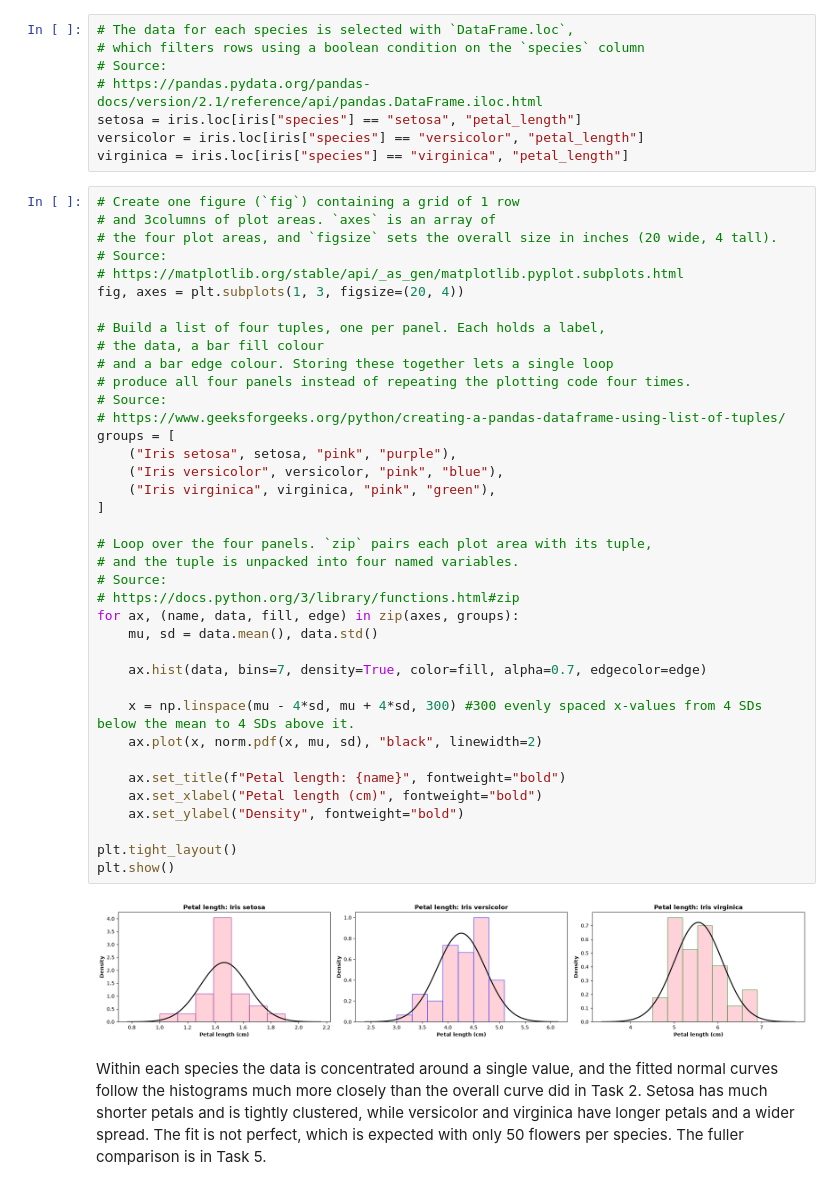
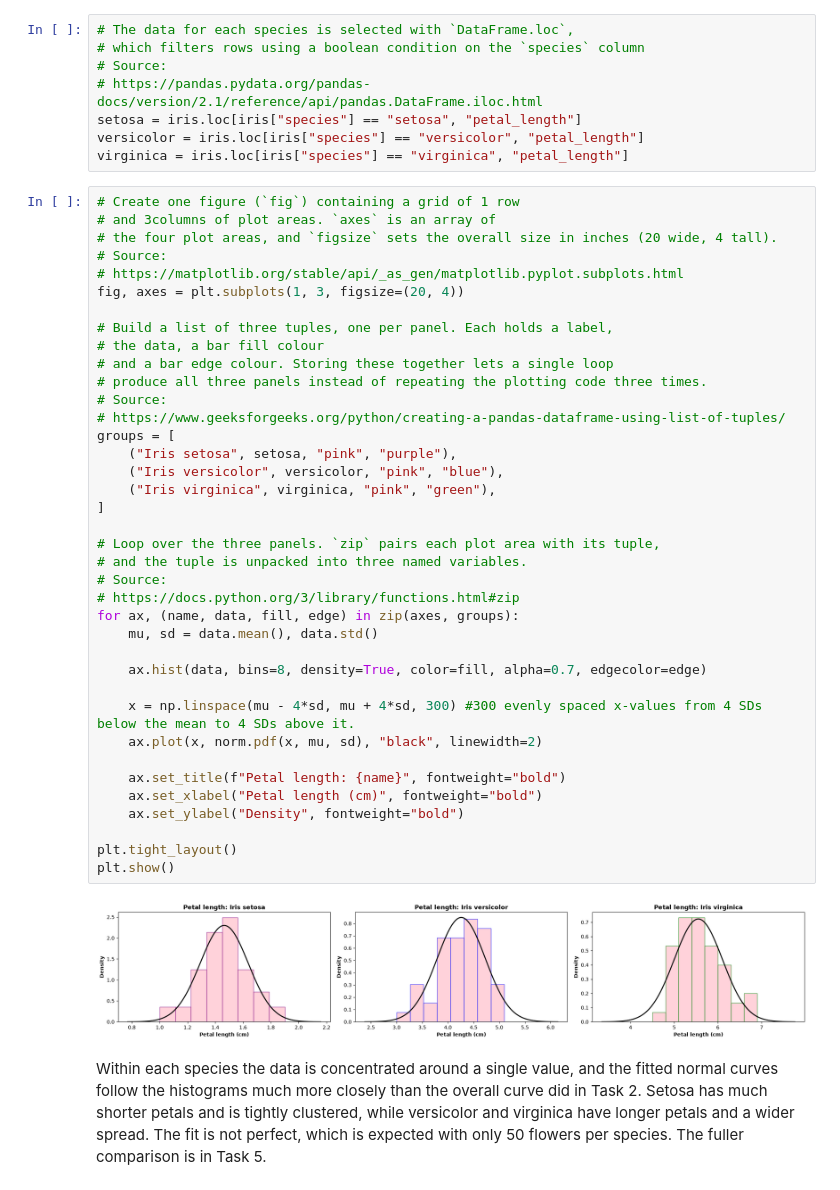
Before and after one commit to NibnabCodes/Applied-Statistics-Assessment, a Jupyter notebook: problems.ipynb, the cells around one changed output. Saved outputs shown, nothing was run; the diff lists cells and outputs as text.

```diff
--- a/problems.ipynb
+++ b/problems.ipynb
@@ -135,39 +135,39 @@ virginica = iris.loc[iris["species"] == "virginica", "petal_length"]
 # Source:
 # https://matplotlib.org/stable/api/_as_gen/matplotlib.pyplot.subplots.html
 fig, axes = plt.subplots(1, 3, figsize=(20, 4))
 
-# Build a list of four tuples, one per panel. Each holds a label,
+# Build a list of three tuples, one per panel. Each holds a label,
 # the data, a bar fill colour
 # and a bar edge colour. Storing these together lets a single loop
-# produce all four panels instead of repeating the plotting code four times.
+# produce all three panels instead of repeating the plotting code three times.
 # Source:
 # https://www.geeksforgeeks.org/python/creating-a-pandas-dataframe-using-list-of-tuples/
 groups = [
     ("Iris setosa", setosa, "pink", "purple"),
     ("Iris versicolor", versicolor, "pink", "blue"),
     ("Iris virginica", virginica, "pink", "green"),
 ]
 
-# Loop over the four panels. `zip` pairs each plot area with its tuple,
-# and the tuple is unpacked into four named variables.
+# Loop over the three panels. `zip` pairs each plot area with its tuple,
+# and the tuple is unpacked into three named variables.
 # Source:
 # https://docs.python.org/3/library/functions.html#zip
 for ax, (name, data, fill, edge) in zip(axes, groups):
     mu, sd = data.mean(), data.std()
 
-    ax.hist(data, bins=7, density=True, color=fill, alpha=0.7, edgecolor=edge)
+    ax.hist(data, bins=8, density=True, color=fill, alpha=0.7, edgecolor=edge)
 
     x = np.linspace(mu - 4*sd, mu + 4*sd, 300) #300 evenly spaced x-values from 4 SDs below the mean to 4 SDs above it.
     ax.plot(x, norm.pdf(x, mu, sd), "black", linewidth=2)
 
     ax.set_title(f"Petal length: {name}", fontweight="bold")
     ax.set_xlabel("Petal length (cm)", fontweight="bold")
     ax.set_ylabel("Density", fontweight="bold")
 
 plt.tight_layout()
 plt.show()
 # %% [output]
-[figure, old version]
+[figure, new version]
 # %% [markdown]
 Within each species the data is concentrated around a single value, and the fitted normal curves follow
 the histograms much more closely than the overall curve did in Task 2. Setosa has much shorter petals
```
Also changed, not shown: parts of 3 cells of this notebook.
